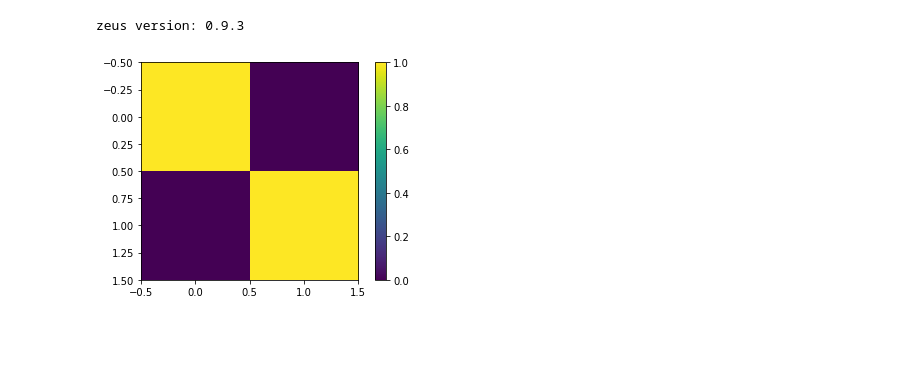
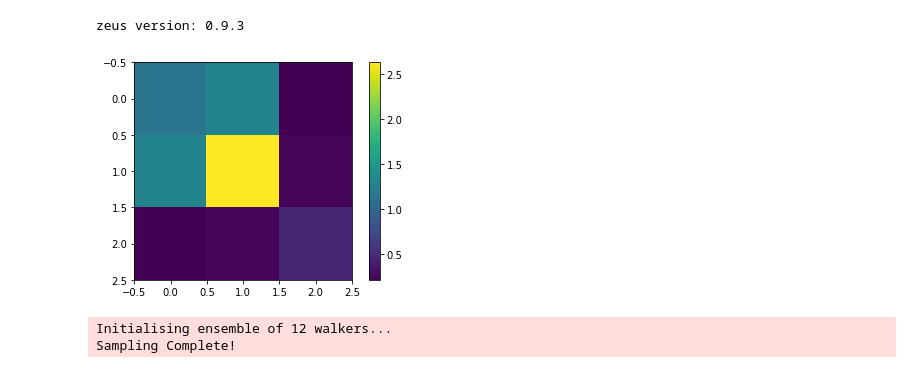
Before and after one commit to minaskar/zeus, a Jupyter notebook: examples/normal_distribution.ipynb, the cells around one changed output. Cells and saved outputs as stored; diff of their text form; code cells hidden in the pictures; blank space fills up the shorter version.

```diff
--- a/examples/normal_distribution.ipynb
+++ b/examples/normal_distribution.ipynb
@@ -10,27 +10,36 @@ print('zeus version:', zeus.__version__)
 # %% [output]
 zeus version: 0.9.3
 # %%
-ndim = 2
-nwalkers = 2*ndim
+ndim = 3
+nwalkers = 2*ndim*2
 nsteps= 10000
 
-#C = make_spd_matrix(ndim)
-C = np.identity(ndim)
+C = make_spd_matrix(ndim)
+#C = np.identity(ndim)
 plt.imshow(C)
 plt.colorbar()
 
 icov = np.linalg.inv(C)
 
-#mu = np.random.rand(ndim) * 100.0
-mu  = np.zeros(ndim)
+mu = np.random.rand(ndim) * 10.0
+#mu  = np.zeros(ndim)
 
 def logp(x, mu, icov):
     return -0.5 * np.dot(np.dot((x-mu).T,icov),(x-mu))
 
 #start = np.random.rand(ndim)
-start = mu + 3.0 * np.random.randn(nwalkers,ndim)
+start = mu + 1.0 * np.random.randn(nwalkers,ndim)
 # %% [output]
-[figure, old version]
+[figure, new version]
+# %%
+from multiprocessing import Pool
+
+with Pool() as pool:
+    sampler = zeus.sampler(logp, nwalkers, ndim, args=[mu, icov], pool=pool)
+    sampler.run(start, nsteps)
+# %% [output]
+Initialising ensemble of 12 walkers...
+Sampling Complete!
 # %%
 sampler = zeus.sampler(logp, nwalkers, ndim, args=[mu, icov])
 sampler.run(start, nsteps)
```
Also changed, not shown: parts of 8 cells of this notebook, 2 other files.
